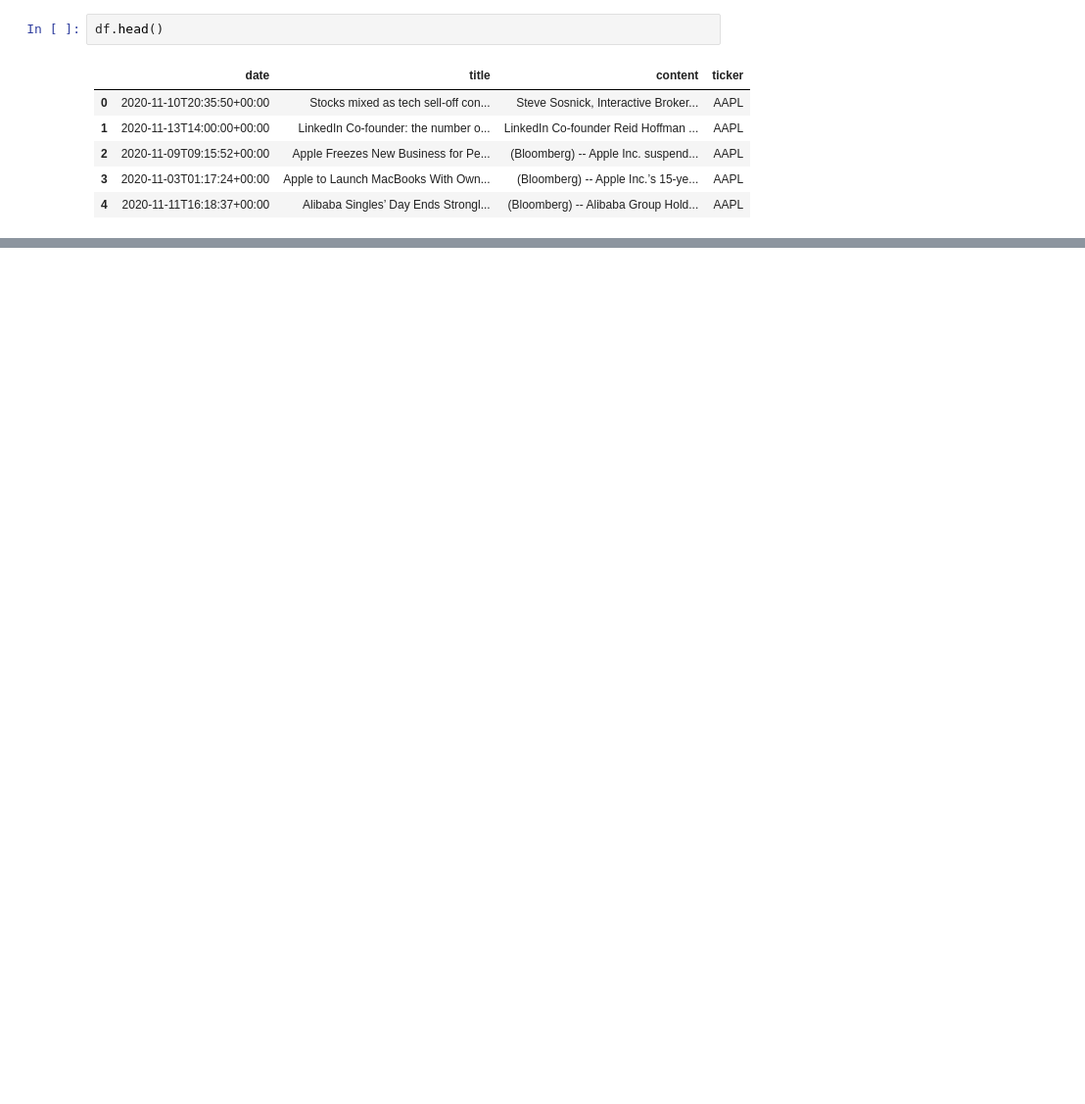
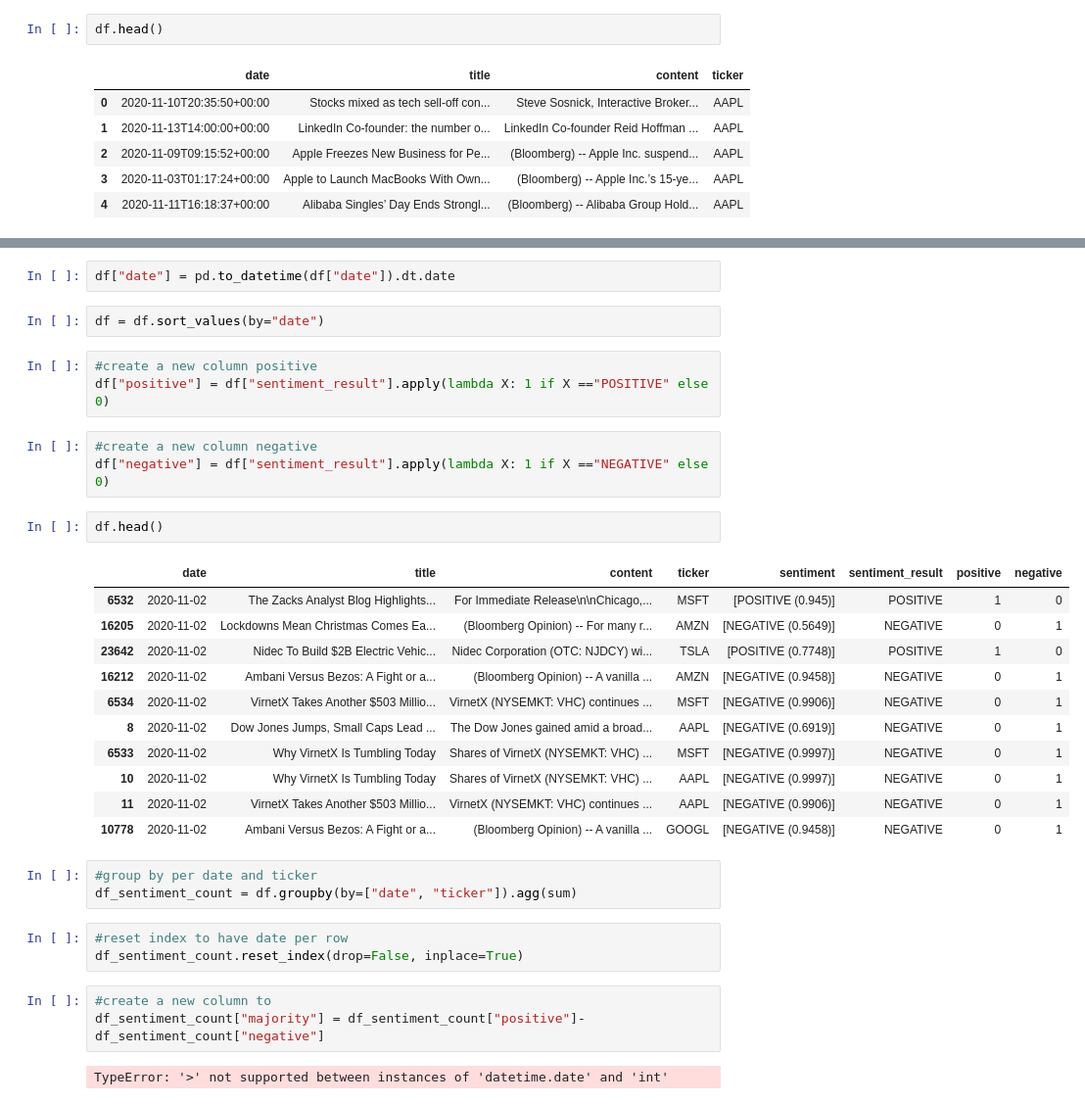
Before and after one commit to FrCloers/stock_news_pred, a Jupyter notebook: notebooks/news_sentiment_analyses_claudia.ipynb, the cells around one changed output, grey strips where cells are left out. Shown at 98% size. Cells and saved outputs as stored; diff of their text form; blank space fills up the shorter version.

```diff
--- a/notebooks/news_sentiment_analyses_claudia.ipynb
+++ b/notebooks/news_sentiment_analyses_claudia.ipynb
@@ -131,0 +153,35 @@ If your task is similar to the task the model of the checkpoint was trained on,
+# %%
+df["date"] = pd.to_datetime(df["date"]).dt.date
+# %%
+df = df.sort_values(by="date")
+# %%
+#create a new column positive
+df["positive"] = df["sentiment_result"].apply(lambda X: 1 if X =="POSITIVE" else  0)
+# %%
+#create a new column negative
+df["negative"] = df["sentiment_result"].apply(lambda X: 1 if X =="NEGATIVE" else  0)
+# %%
+df.head()
+# %% [output]
+|  | date | title | content | ticker | sentiment | sentiment_result | positive | negative |
+| 6532 | 2020-11-02 | The Zacks Analyst Blog Highlights... | For Immediate Release\n\nChicago,... | MSFT | [POSITIVE (0.945)] | POSITIVE | 1 | 0 |
+| 16205 | 2020-11-02 | Lockdowns Mean Christmas Comes Ea... | (Bloomberg Opinion) -- For many r... | AMZN | [NEGATIVE (0.5649)] | NEGATIVE | 0 | 1 |
+| 23642 | 2020-11-02 | Nidec To Build $2B Electric Vehic... | Nidec Corporation (OTC: NJDCY) wi... | TSLA | [POSITIVE (0.7748)] | POSITIVE | 1 | 0 |
+| 16212 | 2020-11-02 | Ambani Versus Bezos: A Fight or a... | (Bloomberg Opinion) -- A vanilla ... | AMZN | [NEGATIVE (0.9458)] | NEGATIVE | 0 | 1 |
+| 6534 | 2020-11-02 | VirnetX Takes Another $503 Millio... | VirnetX (NYSEMKT: VHC) continues ... | MSFT | [NEGATIVE (0.9906)] | NEGATIVE | 0 | 1 |
+| 8 | 2020-11-02 | Dow Jones Jumps, Small Caps Lead ... | The Dow Jones gained amid a broad... | AAPL | [NEGATIVE (0.6919)] | NEGATIVE | 0 | 1 |
+| 6533 | 2020-11-02 | Why VirnetX Is Tumbling Today | Shares of VirnetX (NYSEMKT: VHC) ... | MSFT | [NEGATIVE (0.9997)] | NEGATIVE | 0 | 1 |
+| 10 | 2020-11-02 | Why VirnetX Is Tumbling Today | Shares of VirnetX (NYSEMKT: VHC) ... | AAPL | [NEGATIVE (0.9997)] | NEGATIVE | 0 | 1 |
+| 11 | 2020-11-02 | VirnetX Takes Another $503 Millio... | VirnetX (NYSEMKT: VHC) continues ... | AAPL | [NEGATIVE (0.9906)] | NEGATIVE | 0 | 1 |
+| 10778 | 2020-11-02 | Ambani Versus Bezos: A Fight or a... | (Bloomberg Opinion) -- A vanilla ... | GOOGL | [NEGATIVE (0.9458)] | NEGATIVE | 0 | 1 |
+# %%
+#group by per date and ticker
+df_sentiment_count = df.groupby(by=["date", "ticker"]).agg(sum)
+# %%
+#reset index to have date per row
+df_sentiment_count.reset_index(drop=False, inplace=True)
+# %%
+#create a new column to
+df_sentiment_count["majority"] = df_sentiment_count["positive"]-df_sentiment_count["negative"]
+# %% [output]
+TypeError: '>' not supported between instances of 'datetime.date' and 'int'
```
Also changed, not shown: parts of 41 cells of this notebook.
